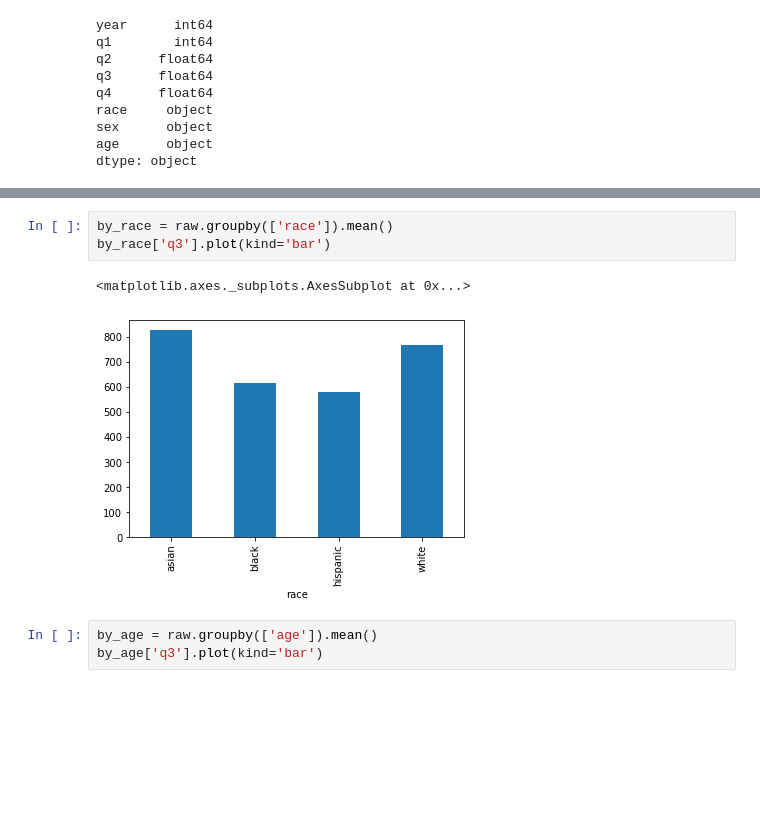
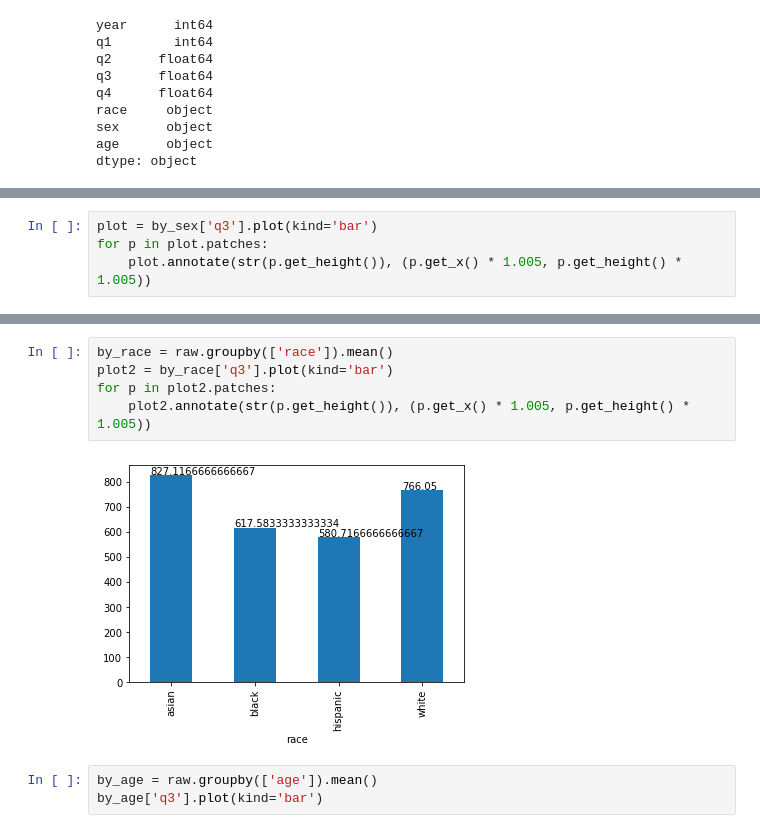
Before and after one commit to HBlockBeach/location-location-location, a Jupyter notebook: models.ipynb, the cells around one changed output, grey strips where cells are left out. Cells and saved outputs as stored; diff of their text form; blank space fills up the shorter version.

```diff
--- a/models.ipynb
+++ b/models.ipynb
@@ -82,0 +100,4 @@ by_sex['q3'].plot(kind='bar')
+# %%
+plot = by_sex['q3'].plot(kind='bar')
+for p in plot.patches:
+    plot.annotate(str(p.get_height()), (p.get_x() * 1.005, p.get_height() * 1.005))
@@ -83,9 +106,10 @@ by_sex['q3'].plot(kind='bar')
 # %%
 by_race = raw.groupby(['race']).mean()
-by_race['q3'].plot(kind='bar')
+plot2 = by_race['q3'].plot(kind='bar')
+for p in plot2.patches:
+    plot2.annotate(str(p.get_height()), (p.get_x() * 1.005, p.get_height() * 1.005))
 # %% [output]
-<matplotlib.axes._subplots.AxesSubplot at 0x...>
-[figure, old version]
+[figure, new version]
 # %%
 by_age = raw.groupby(['age']).mean()
 by_age['q3'].plot(kind='bar')
```
Also changed, not shown: parts of 10 cells of this notebook, 1 other file.
